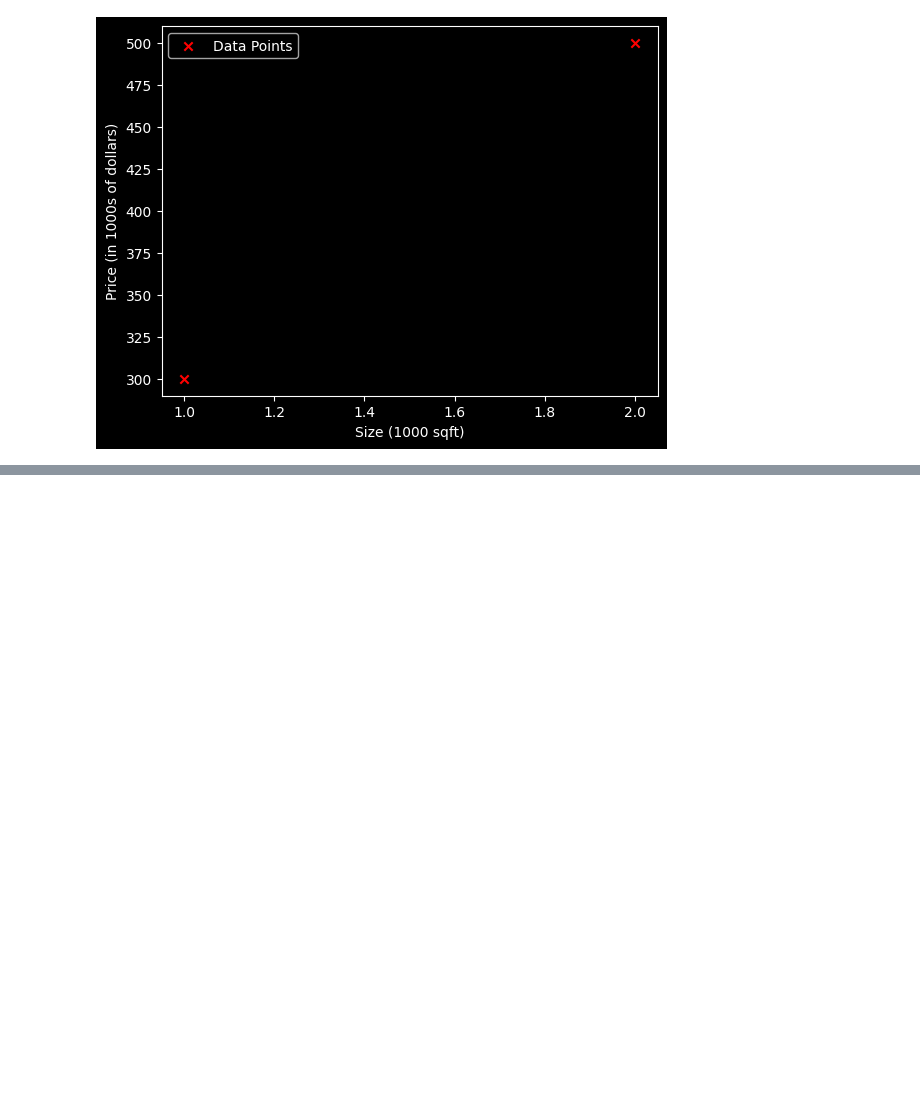
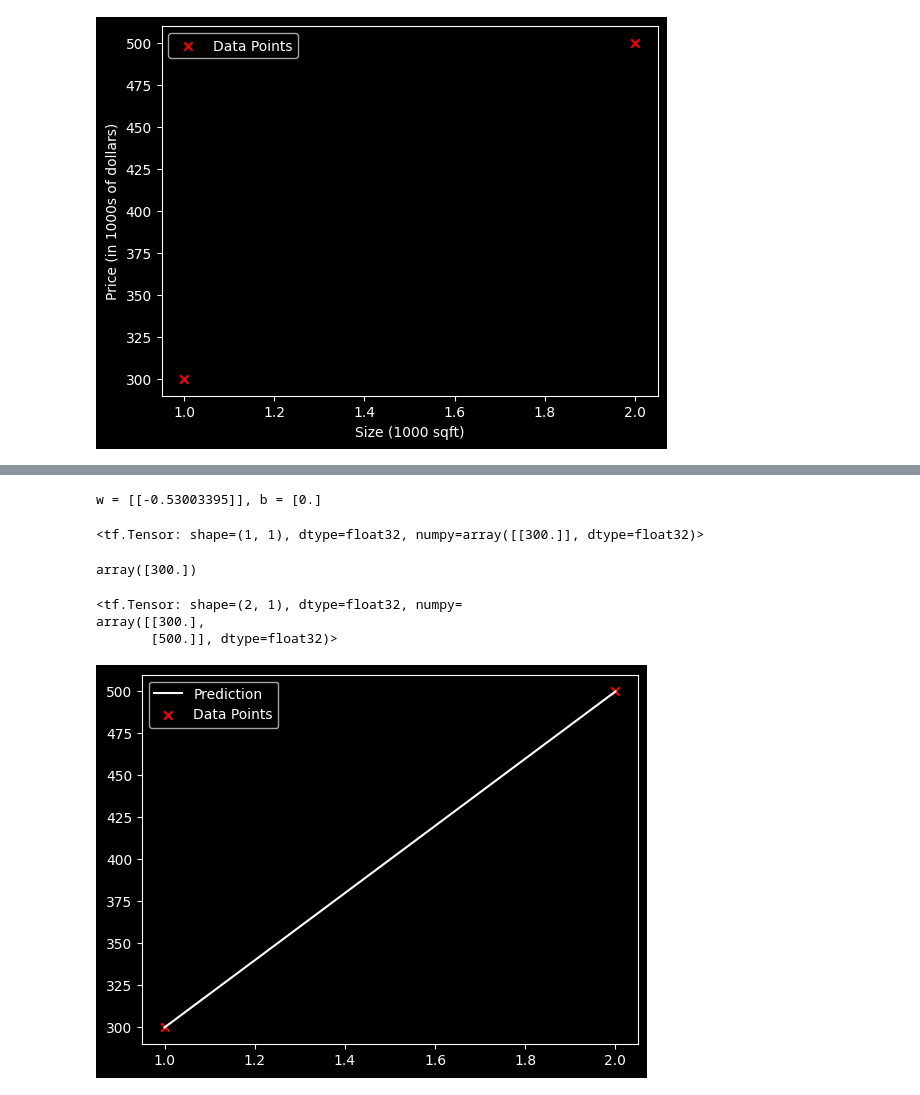
Before and after one commit to f2rra/learning-ml, a Jupyter notebook: advanced.ipynb, the cells around one changed output, grey strips where cells are left out. Drawn from its saved outputs; the diff is of its cells as text; code cells hidden in the pictures; blank space fills up the shorter version.

```diff
--- a/advanced.ipynb
+++ b/advanced.ipynb
@@ -28,0 +33,3 @@ plt.show()
+# %%
+# Create Linear Layer
+linear_layer = Dense(units=1,activation='linear')
@@ -28,0 +47,34 @@ plt.show()
+# %%
+w, b = linear_layer.get_weights()
+print(f'w = {w}, b = {b}')
+# %% [output]
+w = [[-0.53003395]], b = [0.]
+# %%
+set_w = np.array([[200]])
+set_b = np.array([100])
+
+linear_layer.set_weights([set_w,set_b])
+# %%
+a1 = linear_layer(x_train[0].reshape(1,1))
+a1
+# %% [output]
+<tf.Tensor: shape=(1, 1), dtype=float32, numpy=array([[300.]], dtype=float32)>
+# %%
+alin = np.dot(x_train[0],set_w) + set_b
+alin
+# %% [output]
+array([300.])
+# %%
+y_pred = linear_layer(x_train)
+y_pred
+# %% [output]
+<tf.Tensor: shape=(2, 1), dtype=float32, numpy=
+array([[300.],
+       [500.]], dtype=float32)>
+# %%
+plt.plot(x_train,y_pred,c='white',label='Prediction')
+plt.scatter(x_train,y_train,marker='x',c='r',label='Data Points')
+plt.legend()
+plt.show()
+# %% [output]
+[figure, added]
```
Also changed, not shown: parts of 3 cells of this notebook.
